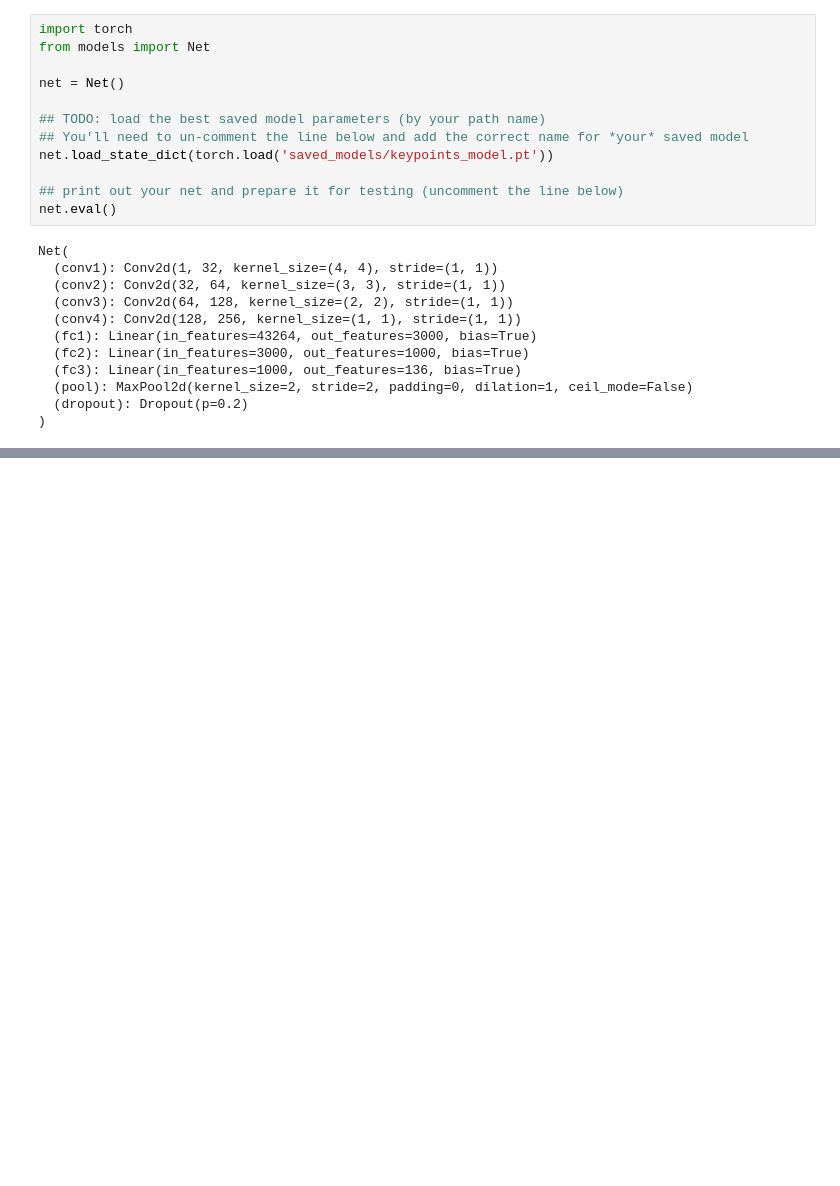
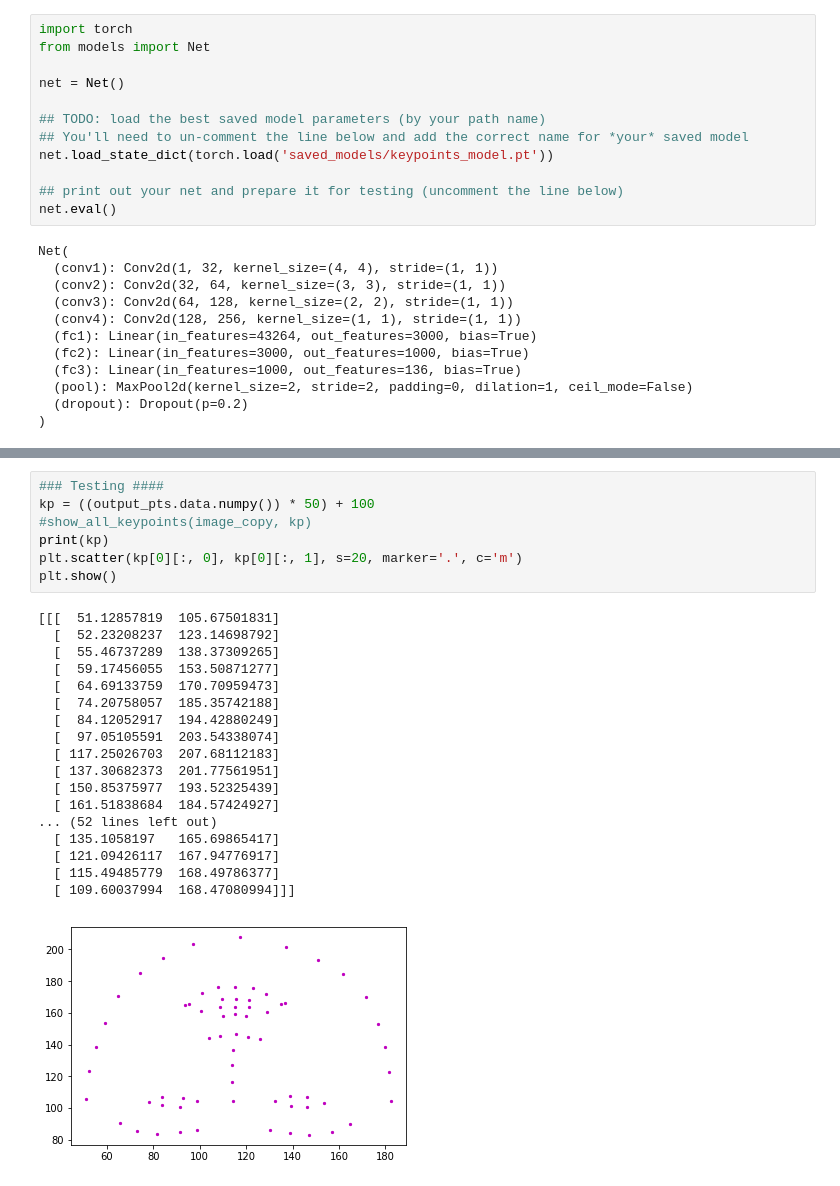
Before and after one commit to SuHamza/CVND_Exercises, a Jupyter notebook: P1_Facial Keypoints Detection/3. Facial Keypoint Detection, Complete Pipeline.ipynb, the cells around one changed output, grey strips where cells are left out. Saved outputs shown, nothing was run; the diff lists cells and outputs as text; blank space fills up the shorter version.

```diff
--- a/P1_Facial Keypoints Detection/3. Facial Keypoint Detection, Complete Pipeline.ipynb
+++ b/P1_Facial Keypoints Detection/3. Facial Keypoint Detection, Complete Pipeline.ipynb
@@ -204,0 +212,26 @@ torch.Size([1, 136])
+# %%
+### Testing ####
+kp = ((output_pts.data.numpy()) * 50) + 100
+#show_all_keypoints(image_copy, kp)
+print(kp)
+plt.scatter(kp[0][:, 0], kp[0][:, 1], s=20, marker='.', c='m')
+plt.show()
+# %% [output]
+[[[  51.12857819  105.67501831]
+  [  52.23208237  123.14698792]
+  [  55.46737289  138.37309265]
+  [  59.17456055  153.50871277]
+  [  64.69133759  170.70959473]
+  [  74.20758057  185.35742188]
+  [  84.12052917  194.42880249]
+  [  97.05105591  203.54338074]
+  [ 117.25026703  207.68112183]
+  [ 137.30682373  201.77561951]
+  [ 150.85375977  193.52325439]
+  [ 161.51838684  184.57424927]
+... (52 lines left out)
+  [ 135.1058197   165.69865417]
+  [ 121.09426117  167.94776917]
+  [ 115.49485779  168.49786377]
+  [ 109.60037994  168.47080994]]]
+[figure, added]
```
Also changed, not shown: parts of 3 cells of this notebook.
